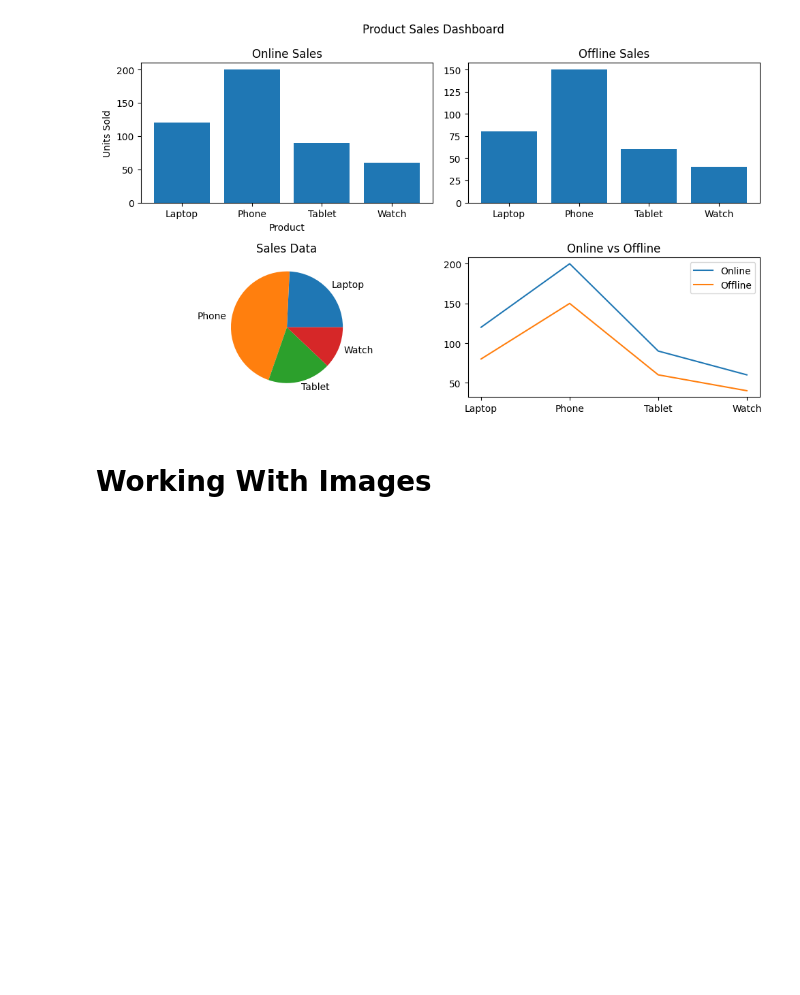
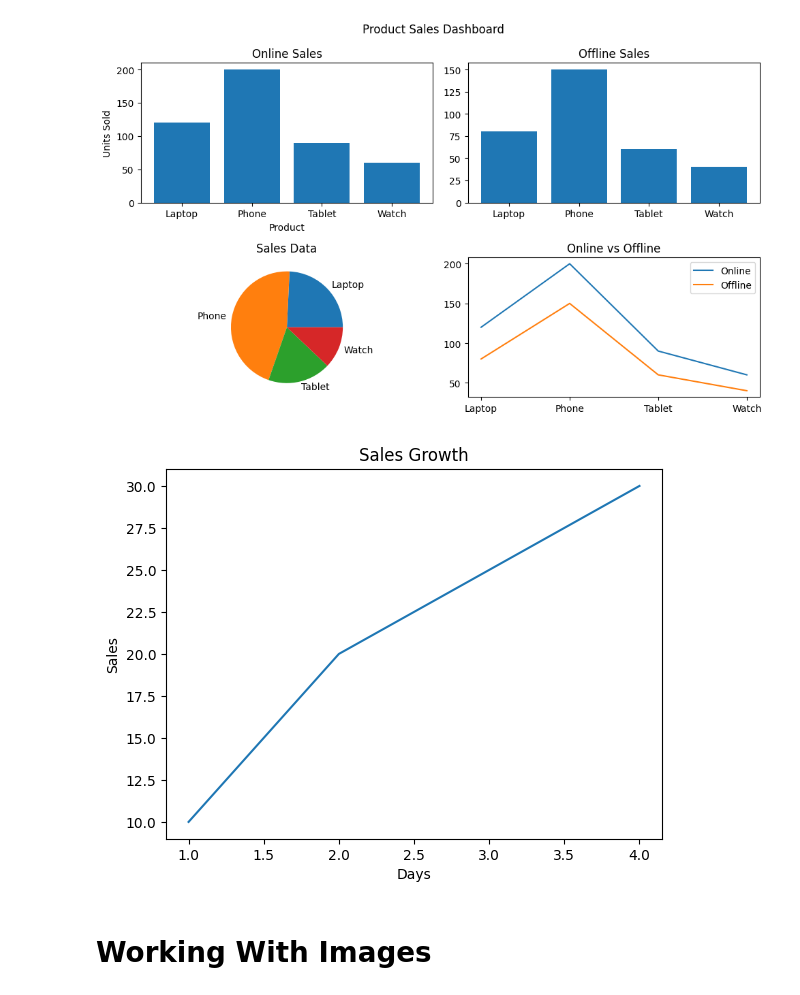
Before and after one commit to T-REX-C0DER/Data-Visualization-with-Python, a Jupyter notebook: Matplotlib.ipynb, the cells around one changed output. Saved outputs shown, nothing was run; the diff lists cells and outputs as text; code cells hidden in the pictures; blank space fills up the shorter version.

```diff
--- a/Matplotlib.ipynb
+++ b/Matplotlib.ipynb
@@ -117,6 +117,21 @@ plt.show()
 # %%
 # Saving the figures
 fig.savefig("Grapgh.jpeg" , dpi = 200)
+# %%
+# OO Way
+x = [1,2,3,4]
+y = [10,20,25,30]
+
+fig, ax = plt.subplots()
+
+ax.plot(x, y)
+ax.set_title("Sales Growth")
+ax.set_xlabel("Days")
+ax.set_ylabel("Sales")
+
+plt.show()
+# %% [output]
+[figure, added]
 # %% [markdown]
 # Working With Images
 # %%
```
